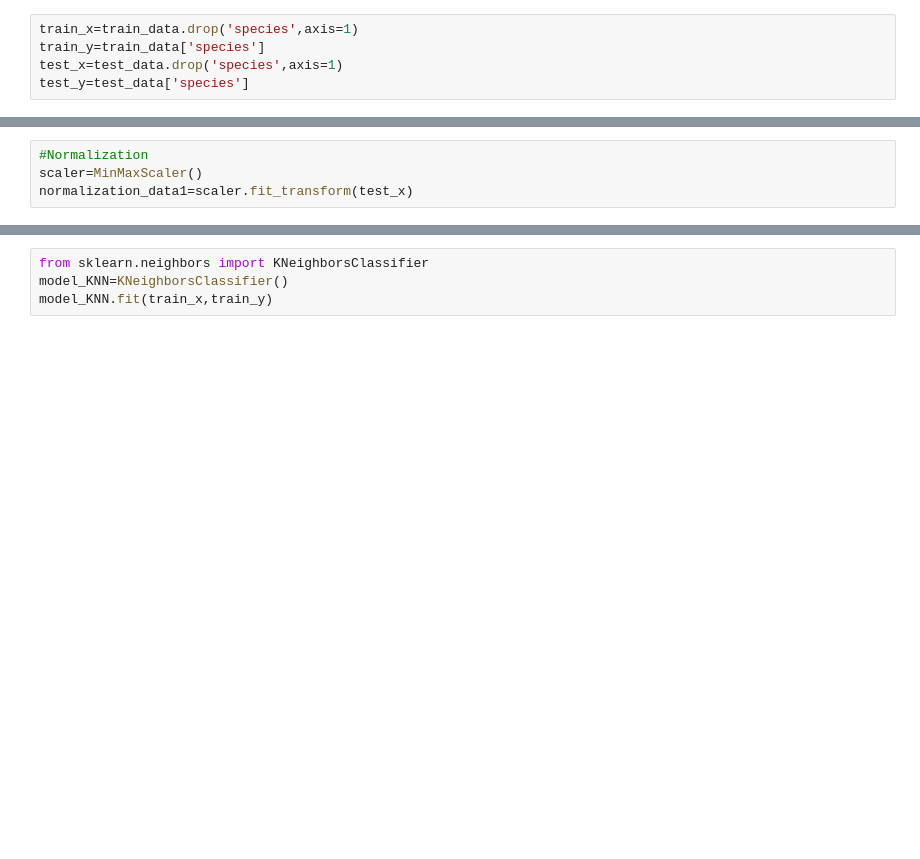
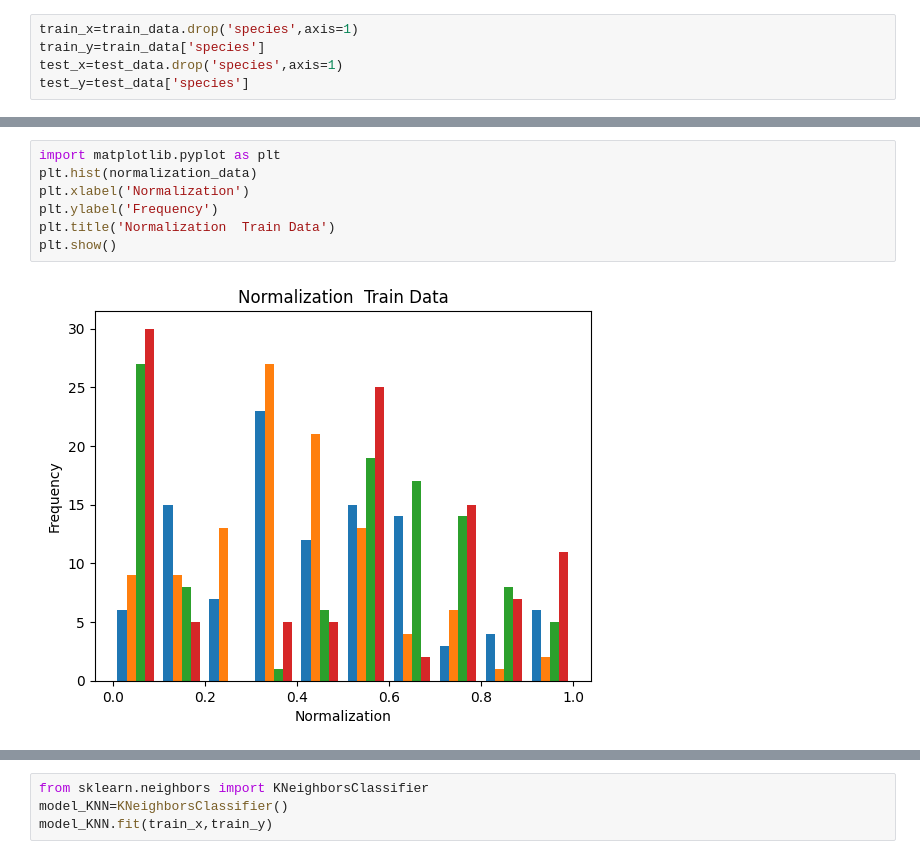
Before and after one commit to priyakter/Project, a Jupyter notebook: IRIS.ipynb, the cells around one changed output, grey strips where cells are left out. Saved outputs shown, nothing was run; the diff lists cells and outputs as text; blank space fills up the shorter version.

```diff
--- a/IRIS.ipynb
+++ b/IRIS.ipynb
@@ -117,4 +136,9 @@ normalization_data=scaler.fit_transform(train_x)
-# %%
-#Normalization
-scaler=MinMaxScaler()
-normalization_data1=scaler.fit_transform(test_x)
+# %%
+import matplotlib.pyplot as plt
+plt.hist(normalization_data)
+plt.xlabel('Normalization')
+plt.ylabel('Frequency')
+plt.title('Normalization  Train Data')
+plt.show()
+# %% [output]
+[figure, added]
```
Also changed, not shown: parts of 18 cells of this notebook.
